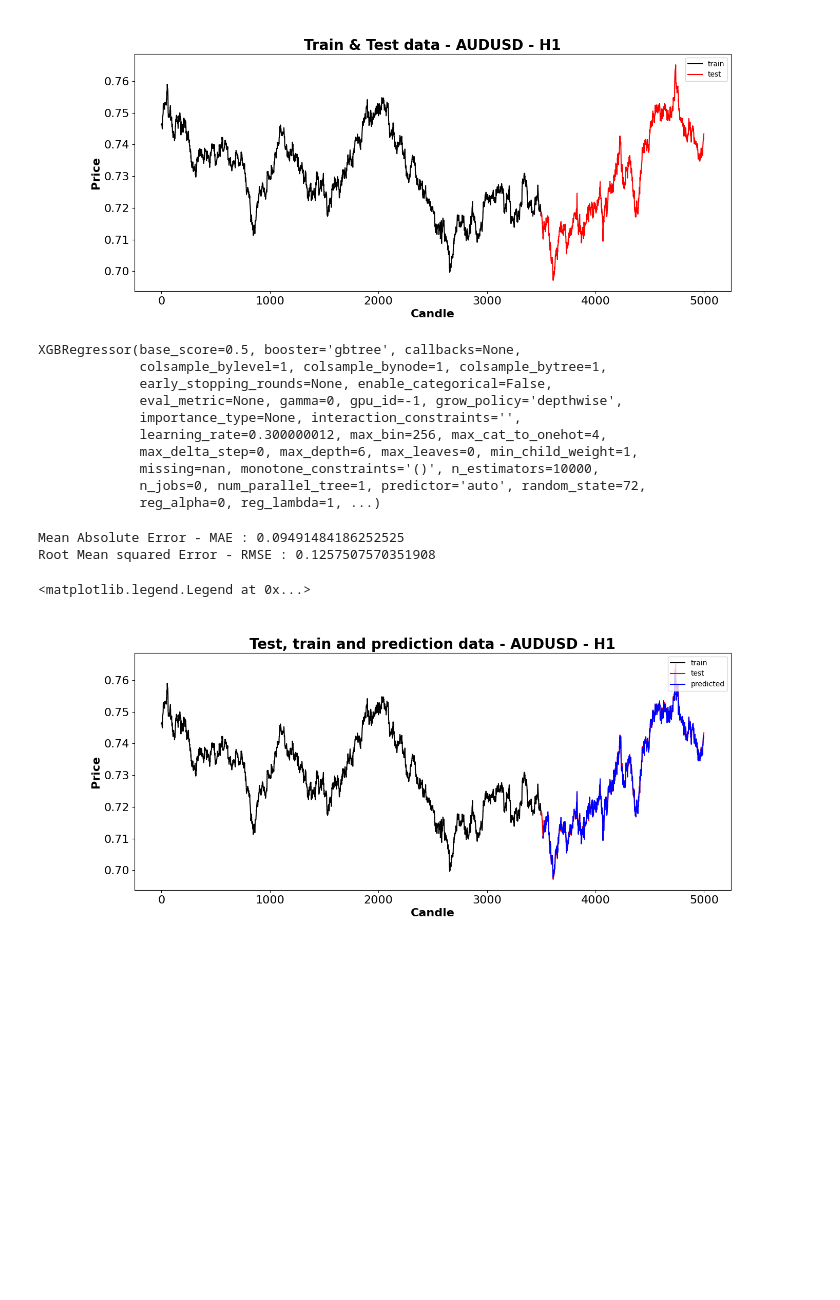
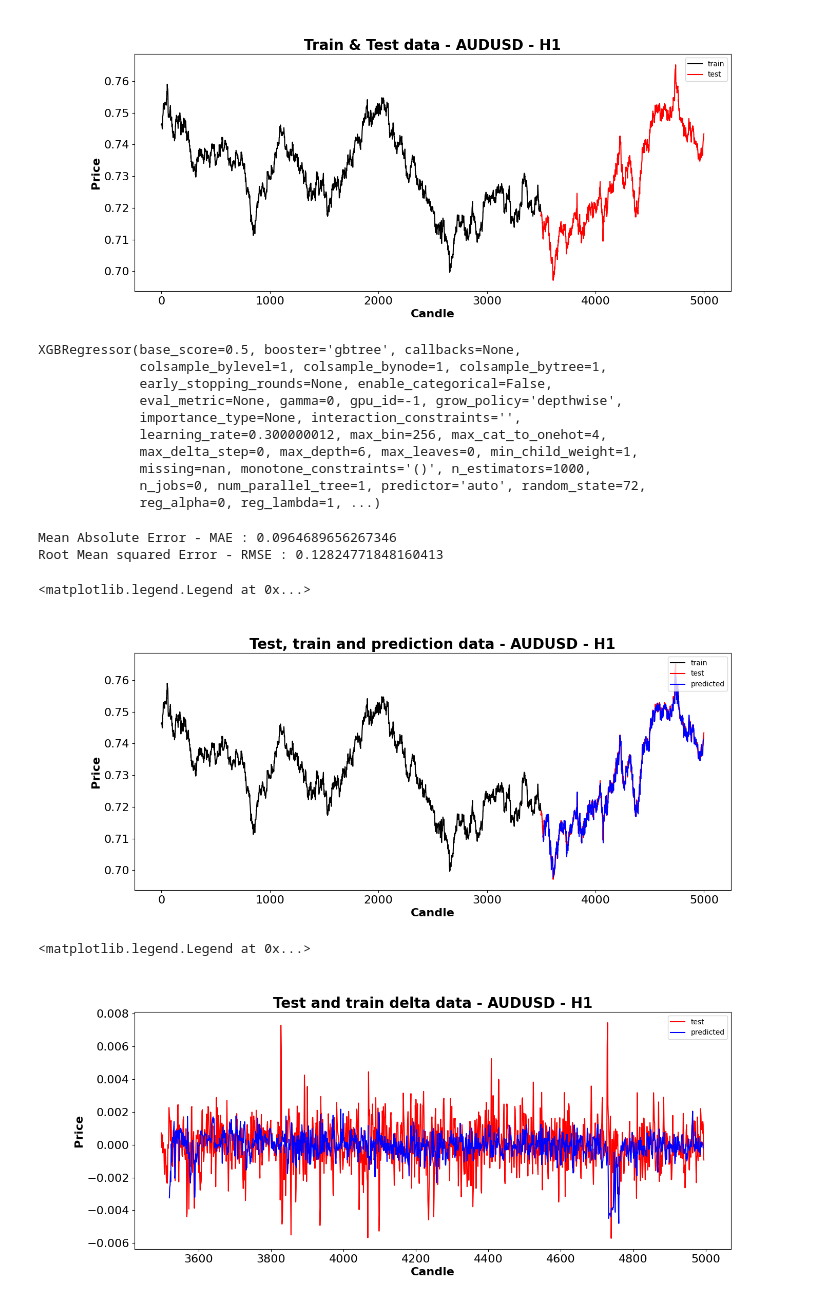
Before and after one commit to rink72/kaggle-price-prediction, a Jupyter notebook: notebook1/investigation-pricedelta.ipynb, the cells around one changed output. Drawn from its saved outputs; the diff is of its cells as text; code cells hidden in the pictures; blank space fills up the shorter version.

```diff
--- a/notebook1/investigation-pricedelta.ipynb
+++ b/notebook1/investigation-pricedelta.ipynb
@@ -40,7 +40,7 @@ def GetScaledData(data: pd.Series, scaler: MinMaxScaler) -> pd.Series:
   data = np.array(data).reshape(-1, 1)
   return scaler.transform(data)
 
-def GetTimeStepDataFrame(data: pd.DataFrame, lookbackTimeSteps: int, trainingColumns: list, predictionColumn: str) -> pd.DataFrame:
+def GetTimeStepDataFrame(data: pd.DataFrame, lookbackTimeSteps: int, trainingColumns: list) -> pd.DataFrame:
   timeStepData = pd.DataFrame(index=data.index)
 
   for column in trainingColumns:
@@ -48,7 +48,7 @@ def GetTimeStepDataFrame(data: pd.DataFrame, lookbackTimeSteps: int, trainingCol
       newColName = "{0}_{1}".format(column, i)
       timeStepData[newColName] = data[column].shift(i)
 
-  timeStepData[predictionColumn] = data[predictionColumn]
+  timeStepData["target"] = data["target"]
 
   timeStepData = timeStepData.dropna()
 
@@ -74,9 +74,9 @@ inputDataFolder = "./input/new"
 instrument = "AUDUSD"
 granularity = "H1"
 lookbackTimeSteps = 15
-predictionTimeSteps = 2
+predictionTimeSteps = 1
 predictionColumn = "midCloseDelta"
-trainingColumns = ["midClose", "volume"]
+trainingColumns = ["midClose"]
 # %%
 # Import data
 
@@ -107,6 +107,12 @@ ppData = rawData.copy()
 ppData["askCloseDelta"] = ppData["askClose"].shift(-predictionTimeSteps) - ppData["askClose"]
 ppData["midCloseDelta"] = ppData["midClose"].shift(-predictionTimeSteps) - ppData["midClose"]
 ppData["bidCloseDelta"] = ppData["bidClose"].shift(-predictionTimeSteps) - ppData["bidClose"]
+ppData["openCloseDelta"] = ppData["midClose"] - ppData["midOpen"]
+
+# Shift the target column so that the future target is at the time point we want to predict from.
+# ie. If we want to predict the closing price in 2 candles time, we move the closing price, back two rows
+ppData["target"] = ppData[predictionColumn].shift(-predictionTimeSteps)
+ppData = ppData.dropna()
 
 # Split data in to test and train
 trainingEntryCount = math.floor(len(ppData) * trainingSizePercent)
@@ -117,7 +123,7 @@ trainingData.to_csv("./train_prescaled.csv")
 testData.to_csv("./test_prescaled.csv")
 
 # Scale required columns
-scaledColumns = ["bidOpen", "bidHigh", "bidLow", "midOpen", "midHigh", "midLow", "askOpen", "askHigh", "askLow", "volume", "bidClose", "midClose", "askClose", "midCloseDelta", "target"]
+scaledColumns = ["bidOpen", "bidHigh", "bidLow", "midOpen", "midHigh", "midLow", "askOpen", "askHigh", "askLow", "volume", "bidClose", "midClose", "askClose", "midCloseDelta", "openCloseDelta", "target"]
 
 scalerDict = {}
 
@@ -128,13 +134,13 @@ for column in scaledColumns:
   testData[column] = GetScaledData(testData[column], scalerDict[column])
 
 # Add previous time steps as data available for making prediction
-trainingTimeStepData = GetTimeStepDataFrame(trainingData, lookbackTimeSteps=lookbackTimeSteps, trainingColumns=trainingColumns, predictionColumn=predictionColumn)
-X_trainingData = trainingTimeStepData.drop(columns=predictionColumn)
-Y_trainingData = trainingTimeStepData[predictionColumn]
+trainingTimeStepData = GetTimeStepDataFrame(trainingData, lookbackTimeSteps=lookbackTimeSteps, trainingColumns=trainingColumns)
+X_trainingData = trainingTimeStepData.drop(columns=["target"])
+Y_trainingData = trainingTimeStepData["target"]
 
-testTimeStepData = GetTimeStepDataFrame(testData, lookbackTimeSteps=lookbackTimeSteps, trainingColumns=trainingColumns, predictionColumn=predictionColumn)
-X_testData = testTimeStepData.drop(columns=predictionColumn)
-Y_testData = testTimeStepData[predictionColumn]
+testTimeStepData = GetTimeStepDataFrame(testData, lookbackTimeSteps=lookbackTimeSteps, trainingColumns=trainingColumns)
+X_testData = testTimeStepData.drop(columns=["target"])
+Y_testData = testTimeStepData["target"]
 
 print("X_trainingData shape:", X_trainingData.shape)
 print("Y_trainingData shape:", Y_trainingData.shape)
@@ -188,7 +194,7 @@ plt.legend(loc='upper right' ,labels = ('train', 'test'))
 # %%
 # Train model
 
-model = XGBRegressor(n_estimators=10000, seed=seedValue)
+model = XGBRegressor(n_estimators=1000, seed=seedValue)
 model.fit(X_trainingData, Y_trainingData, verbose=False)
 # %% [output]
 XGBRegressor(base_score=0.5, booster='gbtree', callbacks=None,
@@ -198,7 +204,7 @@ XGBRegressor(base_score=0.5, booster='gbtree', callbacks=None,
              importance_type=None, interaction_constraints='',
              learning_rate=0.300000012, max_bin=256, max_cat_to_onehot=4,
              max_delta_step=0, max_depth=6, max_leaves=0, min_child_weight=1,
-             missing=nan, monotone_constraints='()', n_estimators=10000,
+             missing=nan, monotone_constraints='()', n_estimators=1000,
              n_jobs=0, num_parallel_tree=1, predictor='auto', random_state=72,
              reg_alpha=0, reg_lambda=1, ...)
 # %%
@@ -208,8 +214,8 @@ predictions = model.predict(X_testData)
 print("Mean Absolute Error - MAE : " + str(mean_absolute_error(Y_testData, predictions)))
 print("Root Mean squared Error - RMSE : " + str(math.sqrt(mean_squared_error(Y_testData, predictions))))
 # %% [output]
-Mean Absolute Error - MAE : 0.09491484186252525
-Root Mean squared Error - RMSE : 0.1257507570351908
+Mean Absolute Error - MAE : 0.0964689656267346
+Root Mean squared Error - RMSE : 0.12824771848160413
 # %%
 # Troubleshooting. Results are too good.
 
@@ -249,4 +255,22 @@ plt.tick_params(axis='x', which='major', labelsize=16)
 plt.legend(loc='upper right' ,labels = ('train', 'test', "predicted"))
 # %% [output]
 <matplotlib.legend.Legend at 0x...>
-[figure, old version]
+[figure, new version]
+# %%
+# Plot delta changes
+
+fig, ax = plt.subplots(figsize=(15, 6))
+
+sns.lineplot(x = ppData.index[trainingEntryCount:], y = ppData['midCloseDelta'][trainingEntryCount:], color = 'red')
+sns.lineplot(x = plotTestData.index, y = plotTestData['PredictedCloseDelta'].shift(-predictionTimeSteps), color = 'blue')
+
+# Formatting
+ax.set_title('Test and train delta data - {0} - {1}'.format(instrument, granularity), fontsize = 20, loc='center', fontdict=dict(weight='bold'))
+ax.set_xlabel('Candle', fontsize = 16, fontdict=dict(weight='bold'))
+ax.set_ylabel('Price', fontsize = 16, fontdict=dict(weight='bold'))
+plt.tick_params(axis='y', which='major', labelsize=16)
+plt.tick_params(axis='x', which='major', labelsize=16)
+plt.legend(loc='upper right' ,labels = ('test', "predicted"))
+# %% [output]
+<matplotlib.legend.Legend at 0x...>
+[figure, added]
```
Also changed, not shown: parts of 2 cells of this notebook, 10 other files.
